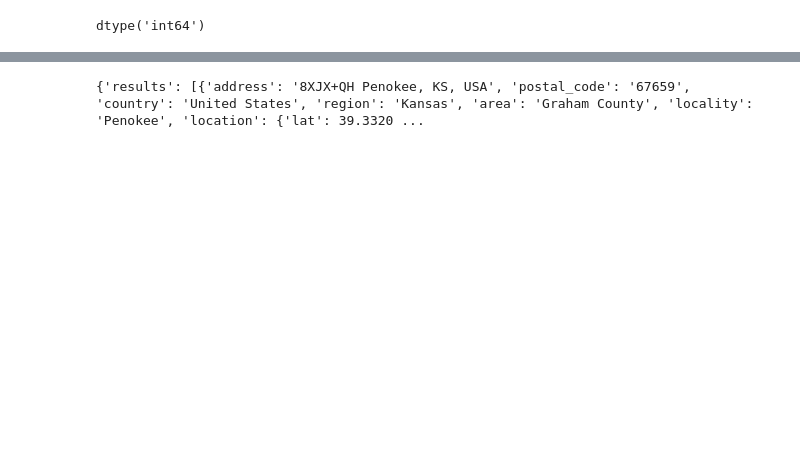
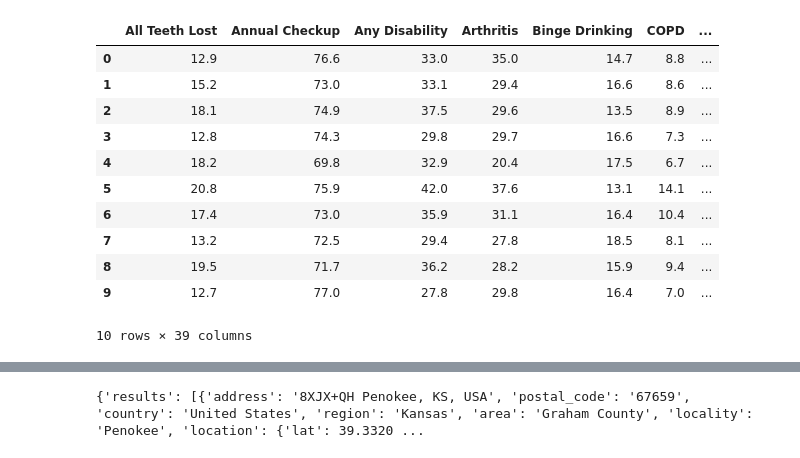
Before and after one commit to jaxonavena/Hackathon2024, a Jupyter notebook: health.ipynb, the cells around one changed output, grey strips where cells are left out. Saved outputs shown, nothing was run; the diff lists cells and outputs as text; code cells hidden in the pictures; blank space fills up the shorter version.

```diff
--- a/health.ipynb
+++ b/health.ipynb
@@ -15,11 +15,25 @@ df.head()
 # %%
-df = df.pivot(index='LocationName', columns='Short_Question_Text', values='Data_Value').reset_index()
-
+# df = df.pivot(index='LocationName', columns='Short_Question_Text', values='Data_Value').reset_index()
+df.rename(columns={
+    'x': 'longitude',
+    'y': 'latitude'
+}, inplace=True)
 df.head(10)
 # df.to_csv('./backend/Assets/zip_diseases_cleaned.csv', index=False)
 # df['LocationName'].dtype
 # %% [output]
+|  | All Teeth Lost | Annual Checkup | Any Disability | Arthritis | Binge Drinking | COPD | ... |
+| 0 | 12.9 | 76.6 | 33.0 | 35.0 | 14.7 | 8.8 | ... |
+| 1 | 15.2 | 73.0 | 33.1 | 29.4 | 16.6 | 8.6 | ... |
+| 2 | 18.1 | 74.9 | 37.5 | 29.6 | 13.5 | 8.9 | ... |
+| 3 | 12.8 | 74.3 | 29.8 | 29.7 | 16.6 | 7.3 | ... |
+| 4 | 18.2 | 69.8 | 32.9 | 20.4 | 17.5 | 6.7 | ... |
+| 5 | 20.8 | 75.9 | 42.0 | 37.6 | 13.1 | 14.1 | ... |
+| 6 | 17.4 | 73.0 | 35.9 | 31.1 | 16.4 | 10.4 | ... |
+| 7 | 13.2 | 72.5 | 29.4 | 27.8 | 18.5 | 8.1 | ... |
+| 8 | 19.5 | 71.7 | 36.2 | 28.2 | 15.9 | 9.4 | ... |
+| 9 | 12.7 | 77.0 | 27.8 | 29.8 | 16.4 | 7.0 | ... |
-dtype('int64')
+10 rows × 39 columns
 # %%
 def extract_coordinates(point_str):
     # Remove the "POINT (" prefix and ")" suffix
```
Also changed, not shown: parts of 3 cells of this notebook, 4 other files.
